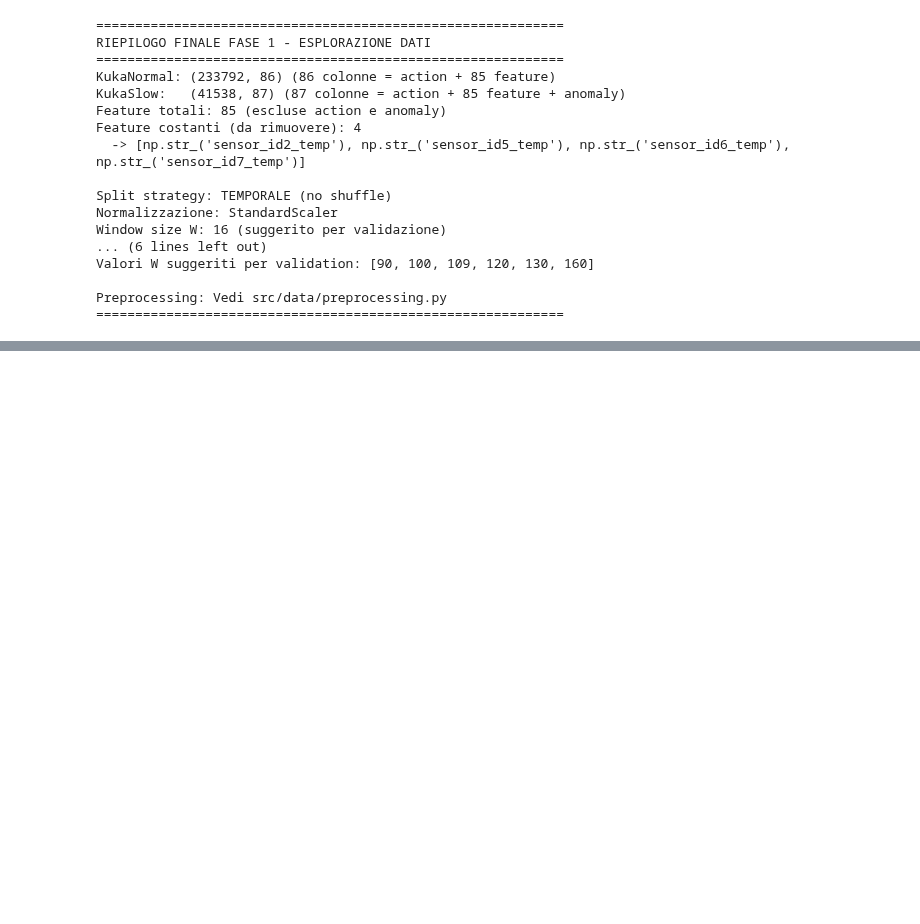
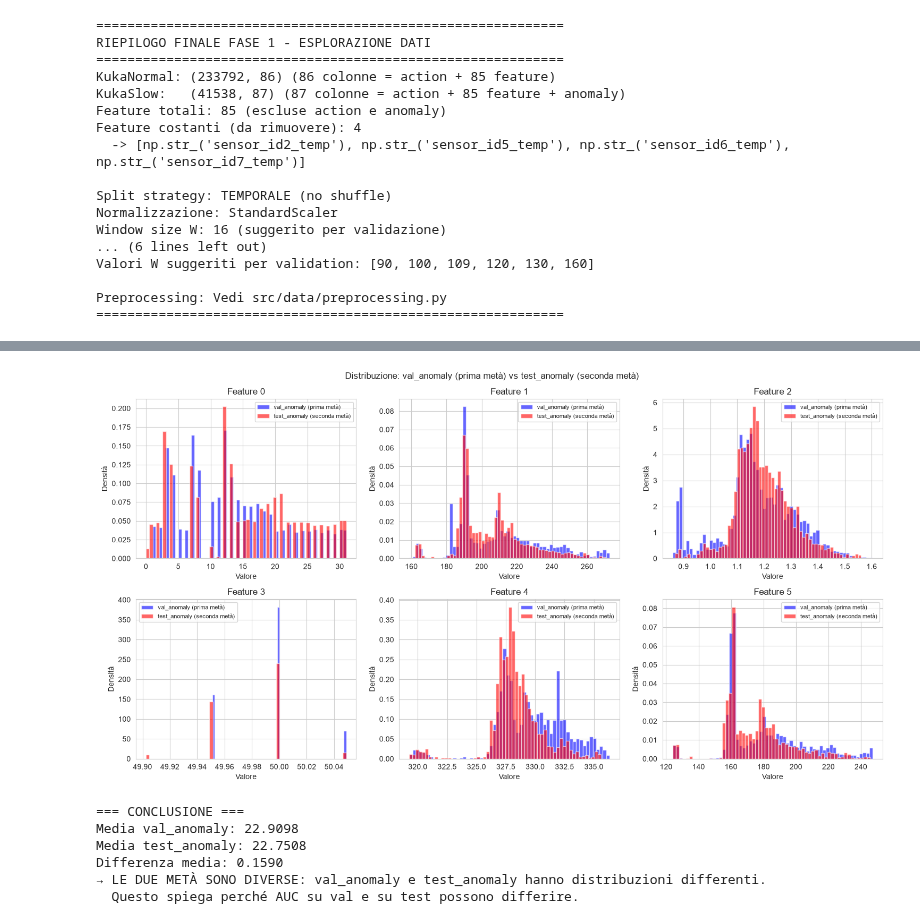
Before and after one commit to s349534/AM01-Detection-of-Anomalous-Behaviour-in-Industrial-Robot, a Jupyter notebook: notebooks/01_data_exploration.ipynb, the cells around one changed output, grey strips where cells are left out. Saved outputs shown, nothing was run; the diff lists cells and outputs as text; code cells hidden in the pictures; blank space fills up the shorter version.

```diff
--- a/notebooks/01_data_exploration.ipynb
+++ b/notebooks/01_data_exploration.ipynb
@@ -1078,3 +1068,68 @@ Valori W suggeriti per validation: [90, 100, 109, 120, 130, 160]
 
 Preprocessing: Vedi src/data/preprocessing.py
 ============================================================
+# %%
+# ============================================================
+# VERIFICA: val_anomaly vs test_anomaly (le due metà di KukaSlow)
+# ============================================================
+import numpy as np
+import matplotlib.pyplot as plt
+
+
+s_val = int(0.50 * slow.shape[0])
+val_anomaly_raw = slow[:s_val]   # prima metà
+test_anomaly_raw = slow[s_val:]  # seconda metà
+
+print("=" * 70)
+print("VERIFICA: val_anomaly vs test_anomaly (le due metà di KukaSlow)")
+print("=" * 70)
+print(f"val_anomaly shape: {val_anomaly_raw.shape}")
+print(f"test_anomaly shape: {test_anomaly_raw.shape}")
+print(f"n_slow totale: {slow.shape[0]}, s_val (metà): {s_val}")
+
+# Statistiche globali
+print("\n--- STATISTICHE GLOBALI ---")
+print(f"val_anomaly: mean={val_anomaly_raw.mean():.4f}, std={val_anomaly_raw.std():.4f}, min={val_anomaly_raw.min():.4f}, max={val_anomaly_raw.max():.4f}")
+print(f"test_anomaly: mean={test_anomaly_raw.mean():.4f}, std={test_anomaly_raw.std():.4f}, min={test_anomaly_raw.min():.4f}, max={test_anomaly_raw.max():.4f}")
+
+# Per feature (prime 10)
+print("\n--- MEDIE PER FEATURE (prime 10) ---")
+for i in range(min(10, val_anomaly_raw.shape[1])):
+    print(f"  feat {i:2d}: val_mean={val_anomaly_raw[:, i].mean():.4f}, test_mean={test_anomaly_raw[:, i].mean():.4f}, "
+          f"diff={abs(val_anomaly_raw[:, i].mean() - test_anomaly_raw[:, i].mean()):.4f}")
+
+# Varianza per feature (prime 10)
+print("\n--- VARIANZA PER FEATURE (prime 10) ---")
+for i in range(min(10, val_anomaly_raw.shape[1])):
+    print(f"  feat {i:2d}: val_std={val_anomaly_raw[:, i].std():.4f}, test_std={test_anomaly_raw[:, i].std():.4f}, "
+          f"diff_std={abs(val_anomaly_raw[:, i].std() - test_anomaly_raw[:, i].std()):.4f}")
+
+# Visualizzazione: distribuzione di 3 feature rappresentative
+fig, axes = plt.subplots(2, 3, figsize=(15, 8))
+axes = axes.flatten()
+for i in range(min(6, val_anomaly_raw.shape[1])):
+    ax = axes[i]
+    ax.hist(val_anomaly_raw[:, i], bins=60, alpha=0.6, label="val_anomaly (prima metà)", color="blue", density=True)
+    ax.hist(test_anomaly_raw[:, i], bins=60, alpha=0.6, label="test_anomaly (seconda metà)", color="red", density=True)
+    ax.set_title(f"Feature {i}")
+    ax.set_xlabel("Valore")
+    ax.set_ylabel("Densità")
+    ax.legend(fontsize=8)
+plt.suptitle("Distribuzione: val_anomaly (prima metà) vs test_anomaly (seconda metà)")
+plt.tight_layout()
+plt.show()
+
+# Conclusione automatica
+print("\n=== CONCLUSIONE ===")
+val_mean = val_anomaly_raw.mean()
+test_mean = test_anomaly_raw.mean()
+diff_mean = abs(val_mean - test_mean)
+print(f"Media val_anomaly: {val_mean:.4f}")
+print(f"Media test_anomaly: {test_mean:.4f}")
+print(f"Differenza media: {diff_mean:.4f}")
+if diff_mean > 0.05:
+    print("→ LE DUE METÀ SONO DIVERSE: val_anomaly e test_anomaly hanno distribuzioni differenti.")
+    print("  Questo spiega perché AUC su val e su test possono differire.")
+else:
+    print("→ Le due metà sono simili: le differenze di AUC non sono dovute a drift dei dati.")
+# %% [output]
@@ -1080,0 +1153,7 @@ Preprocessing: Vedi src/data/preprocessing.py
+[figure, added]
+=== CONCLUSIONE ===
+Media val_anomaly: 22.9098
+Media test_anomaly: 22.7508
+Differenza media: 0.1590
+→ LE DUE METÀ SONO DIVERSE: val_anomaly e test_anomaly hanno distribuzioni differenti.
+  Questo spiega perché AUC su val e su test possono differire.
```
Also changed, not shown: parts of 3 cells of this notebook, 13 other files.
